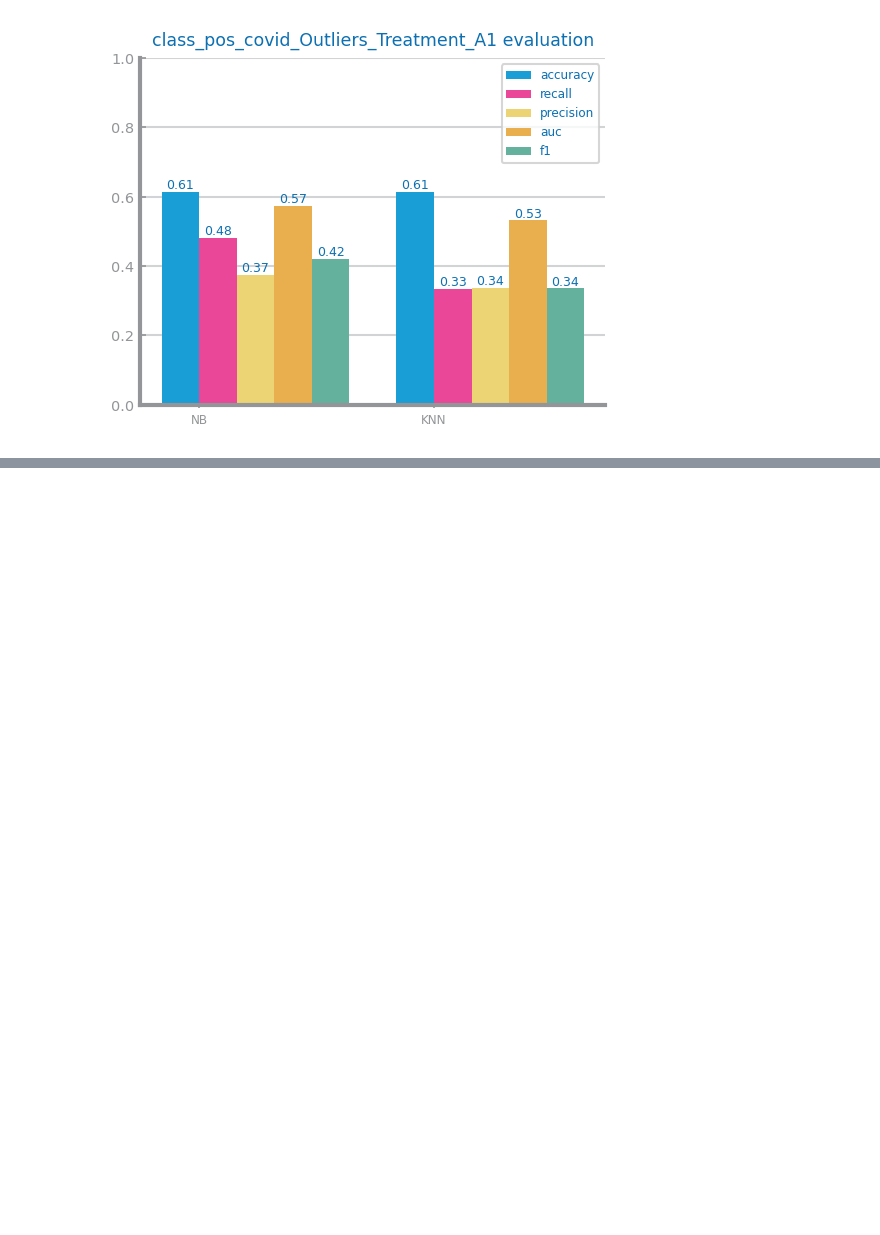
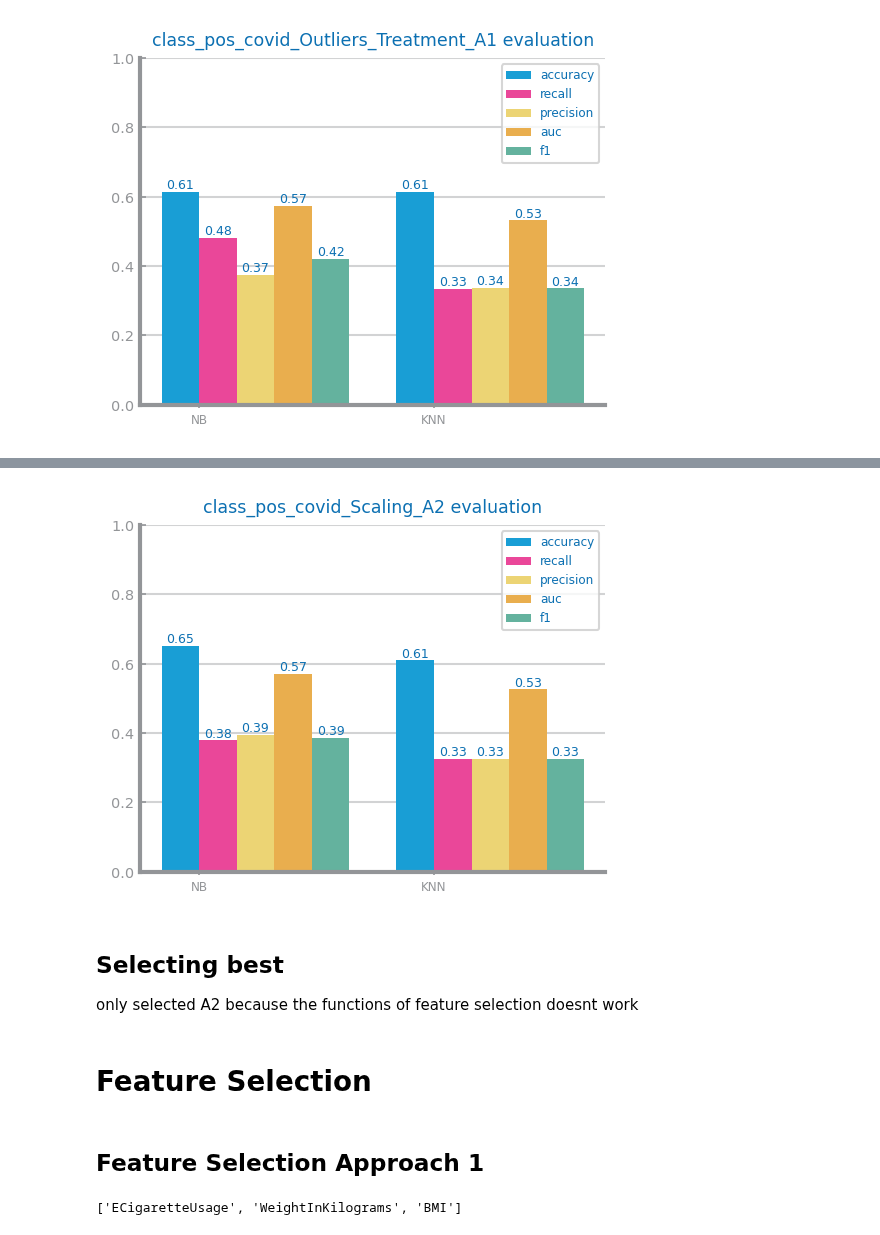
Before and after one commit to esteves3/data-science, a Jupyter notebook: pos-covid-preparation.outliers.a1.ipynb, the cells around one changed output, grey strips where cells are left out. Cells and saved outputs as stored; diff of their text form; code cells hidden in the pictures; blank space fills up the shorter version.

```diff
--- a/pos-covid-preparation.outliers.a1.ipynb
+++ b/pos-covid-preparation.outliers.a1.ipynb
@@ -318,0 +407,9 @@ evaluate_approach_and_graph(df_outliers_a1, file_tag="class_pos_covid_Outliers_T
+# %%
+df_scaling_a2 = df.copy(deep=True)
+target_data = df_scaling_a2.pop("CovidPos")
+df_scaling_a2_columns = df_scaling_a2.columns.to_list()
+transf: MinMaxScaler = MinMaxScaler(feature_range=(0, 1), copy=True).fit(df_scaling_a2)
+df_scaling_a2 = DataFrame(transf.transform(df_scaling_a2), index=data.index)
+df_scaling_a2.columns = df_scaling_a2_columns
+df_scaling_a2["CovidPos"] = target_data
+df_scaling_a2
@@ -318,0 +430,7 @@ evaluate_approach_and_graph(df_outliers_a1, file_tag="class_pos_covid_Outliers_T
+# %%
+evaluate_approach_and_graph(df_scaling_a2, file_tag="class_pos_covid_Scaling_A2")
+# %% [output]
+[figure, added]
+# %% [markdown]
+## Selecting best
+only selected A2 because the functions of feature selection doesnt work
@@ -318,0 +439,2 @@ evaluate_approach_and_graph(df_outliers_a1, file_tag="class_pos_covid_Outliers_T
+# %% [markdown]
+# Feature Selection
@@ -318,0 +466,8 @@ evaluate_approach_and_graph(df_outliers_a1, file_tag="class_pos_covid_Outliers_T
+# %% [markdown]
+## Feature Selection Approach 1
+# %%
+vars2drop: list[str] = select_low_variance_variables(df, 0.03, target=target)
+vars2drop.pop(vars2drop.index('RaceEthnicityCategory_Multiracial, Non-Hispanic'))
+vars2drop
+# %% [output]
+['ECigaretteUsage', 'WeightInKilograms', 'BMI']
```
Also changed, not shown: parts of 37 cells of this notebook, 4 other files.
